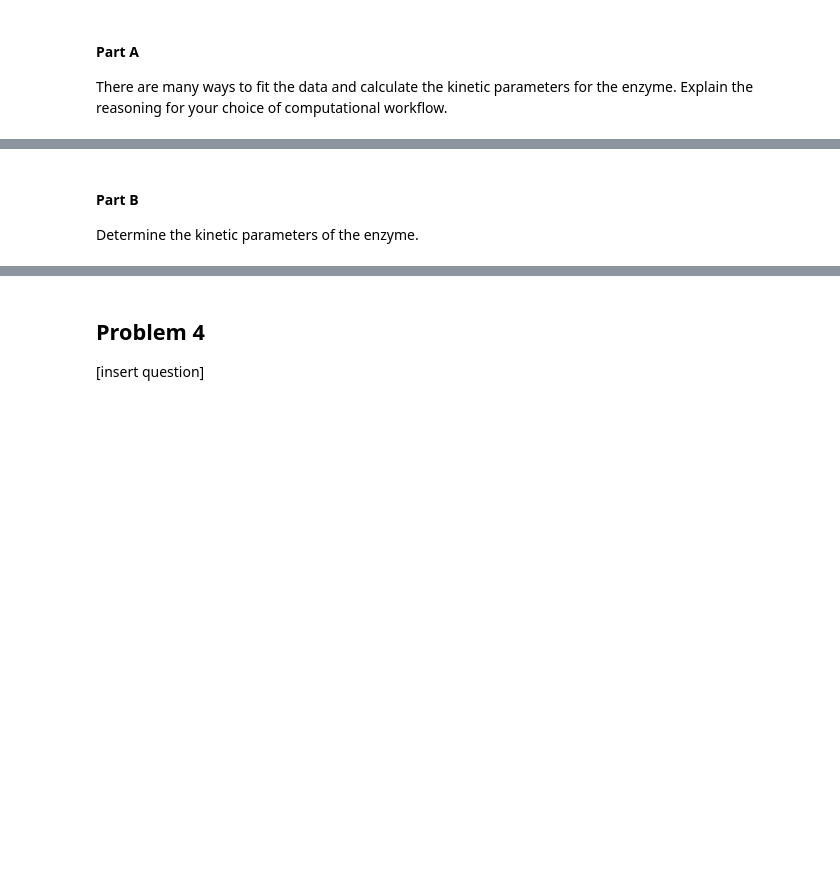
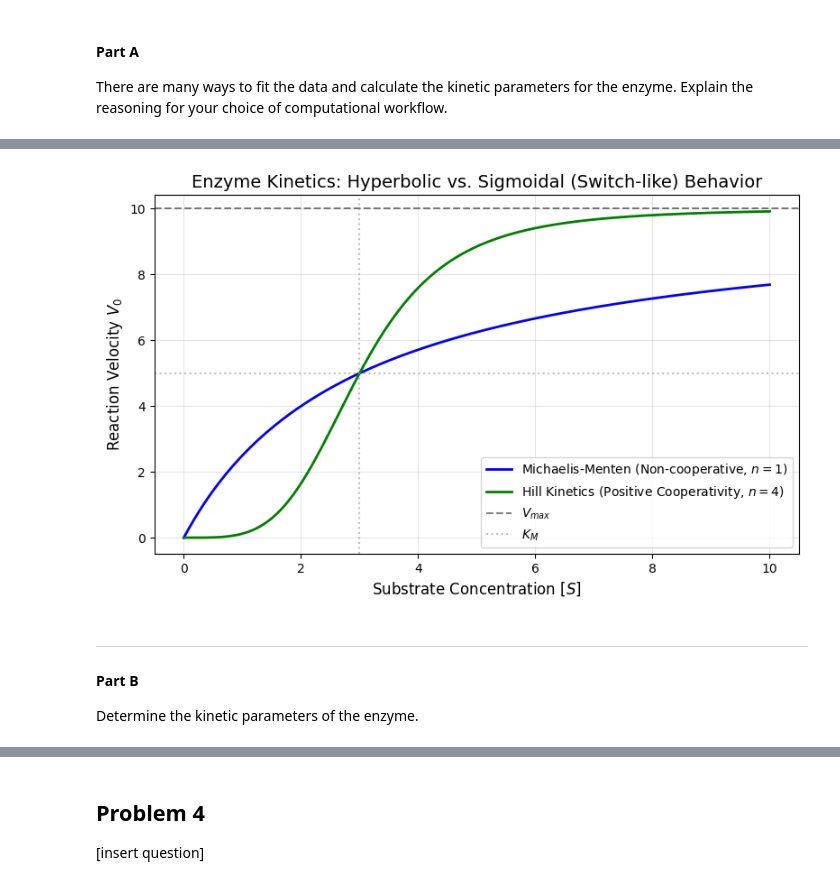
Before and after one commit to moraesand/BMEG250_FinalExam, a Jupyter notebook: BMEG 250 Final Exam.ipynb, the cells around one changed output, grey strips where cells are left out. Saved outputs shown, nothing was run; the diff lists cells and outputs as text; code cells hidden in the pictures; blank space fills up the shorter version.

```diff
--- a/BMEG 250 Final Exam.ipynb
+++ b/BMEG 250 Final Exam.ipynb
@@ -117,3 +125,38 @@ There are many ways to fit the data and calculate the kinetic parameters for the
+# %%
+# Generate data for the two types of curves
+S = np.linspace(0, 10, 500)
+Vmax = 10
+Km = 3
+
+# Michaelis-Menten (Hyperbolic)
+v_mm = Vmax * S / (Km + S)
+
+# Hill Equation (Sigmoidal, n=4)
+n = 4
+v_hill = Vmax * (S**n) / (Km**n + S**n)
+
+# Create the plot
+plt.figure(figsize=(8, 5))
+plt.plot(S, v_mm, label='Michaelis-Menten (Non-cooperative, $n=1$)', color='blue', linewidth=2)
+plt.plot(S, v_hill, label=f'Hill Kinetics (Positive Cooperativity, $n={n}$)', color='green', linewidth=2)
+
+# Add annotations
+plt.axhline(Vmax, color='black', linestyle='--', alpha=0.5, label='$V_{max}$')
+plt.axhline(Vmax/2, color='gray', linestyle=':', alpha=0.5)
+plt.axvline(Km, color='gray', linestyle=':', alpha=0.5, label='$K_M$')
+
+plt.title('Enzyme Kinetics: Hyperbolic vs. Sigmoidal (Switch-like) Behavior', fontsize=14)
+plt.xlabel('Substrate Concentration $[S]$', fontsize=12)
+plt.ylabel('Reaction Velocity $V_0$', fontsize=12)
+plt.legend(loc='lower right', fontsize=10)
+plt.grid(alpha=0.3)
+plt.tight_layout()
+
+# Save the plot
+plt.savefig('cooperativity_graph.png', dpi=300)
+# %% [output]
+[figure, added]
 # %% [markdown]
+***
 #### **Part B**
 Determine the kinetic parameters of the enzyme.
```
Also changed, not shown: parts of 7 cells of this notebook.
